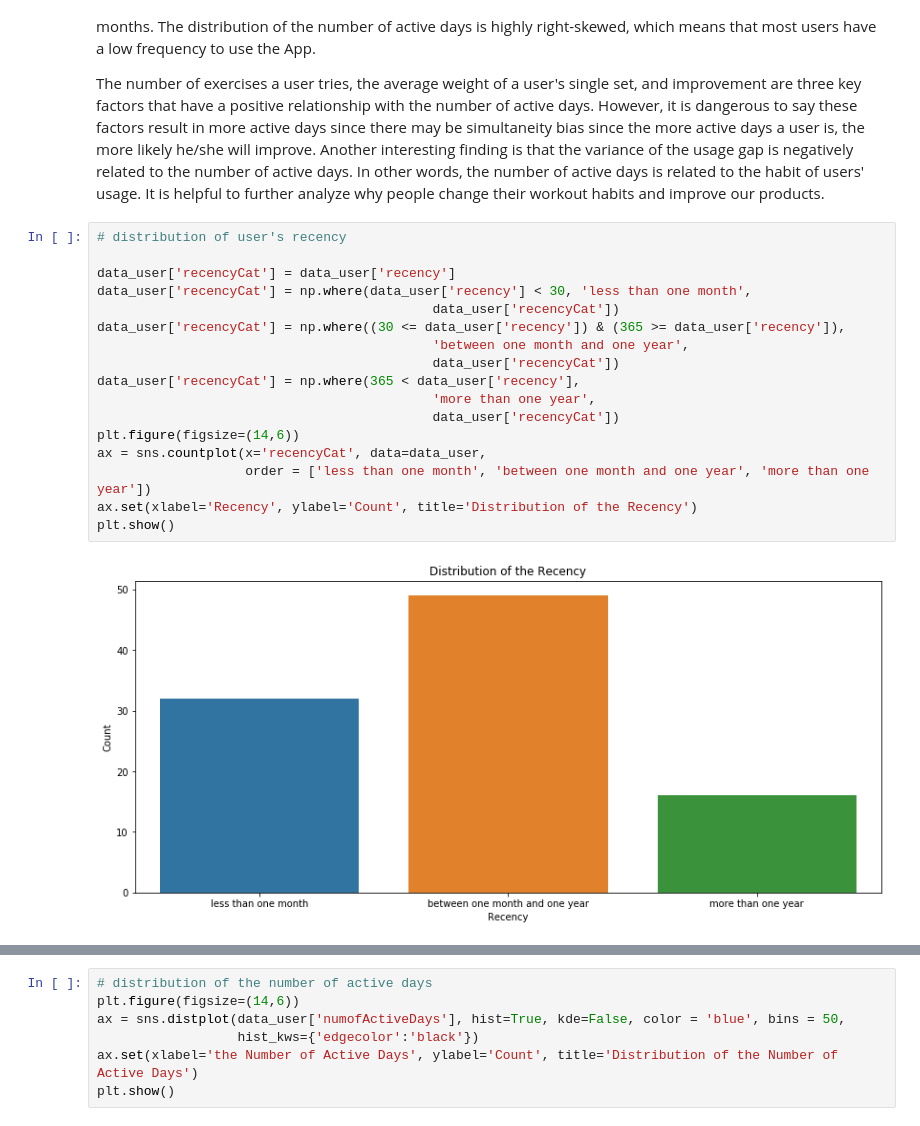
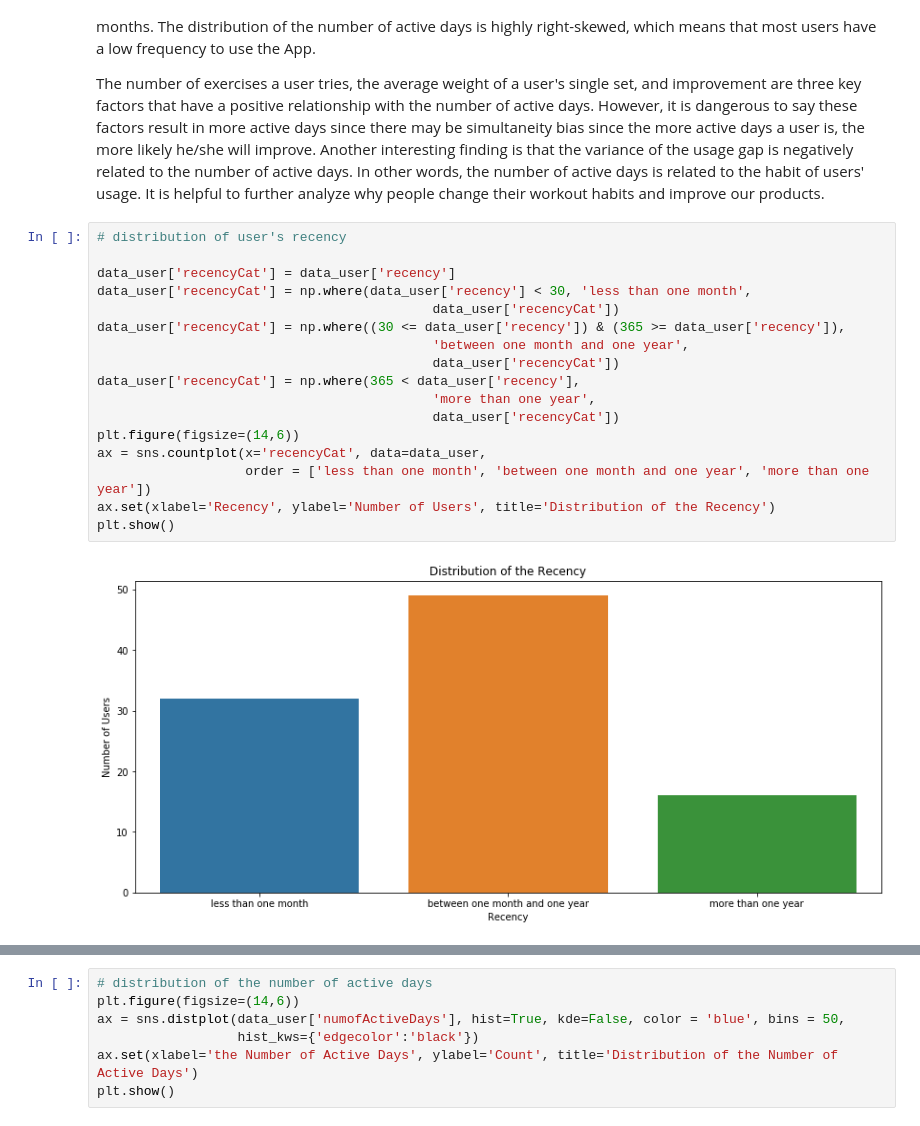
Before and after one commit to Xion6cc/Data-Exercises, a Jupyter notebook: Challenge.ipynb, the cells around one changed output, grey strips where cells are left out. Drawn from its saved outputs; the diff is of its cells as text.

```diff
--- a/Challenge.ipynb
+++ b/Challenge.ipynb
@@ -483,22 +490,22 @@ The number of exercises a user tries, the average weight of a user's single set,
 # %%
 # distribution of user's recency
 
 data_user['recencyCat'] = data_user['recency']
 data_user['recencyCat'] = np.where(data_user['recency'] < 30, 'less than one month',
                                            data_user['recencyCat'])
 data_user['recencyCat'] = np.where((30 <= data_user['recency']) & (365 >= data_user['recency']),
                                            'between one month and one year',
                                            data_user['recencyCat'])
 data_user['recencyCat'] = np.where(365 < data_user['recency'],
                                            'more than one year',
                                            data_user['recencyCat'])
 plt.figure(figsize=(14,6))
 ax = sns.countplot(x='recencyCat', data=data_user,
                    order = ['less than one month', 'between one month and one year', 'more than one year'])
-ax.set(xlabel='Recency', ylabel='Count', title='Distribution of the Recency')
+ax.set(xlabel='Recency', ylabel='Number of Users', title='Distribution of the Recency')
 plt.show()
 # %% [output]
-[figure, old version]
+[figure, new version]
 # %%
 # get the proportion of users who did not use our App in last three months
 
```
Also changed, not shown: parts of 4 cells of this notebook.
